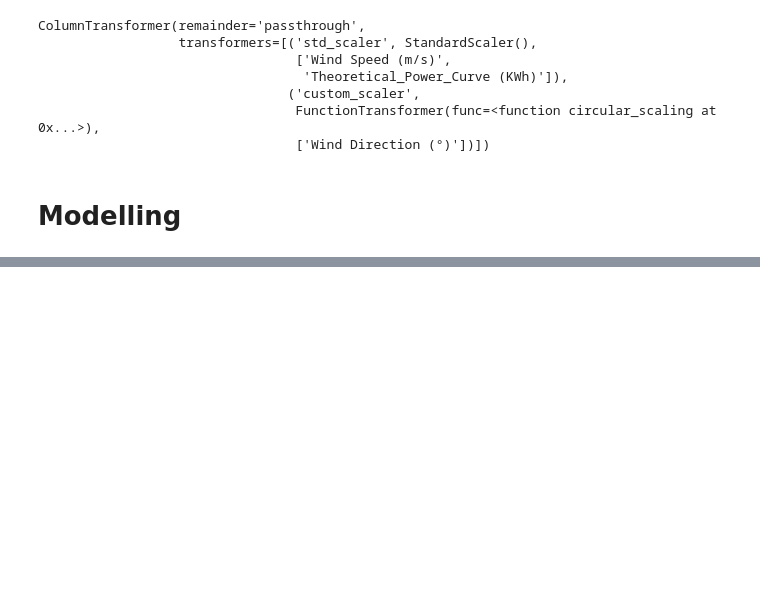
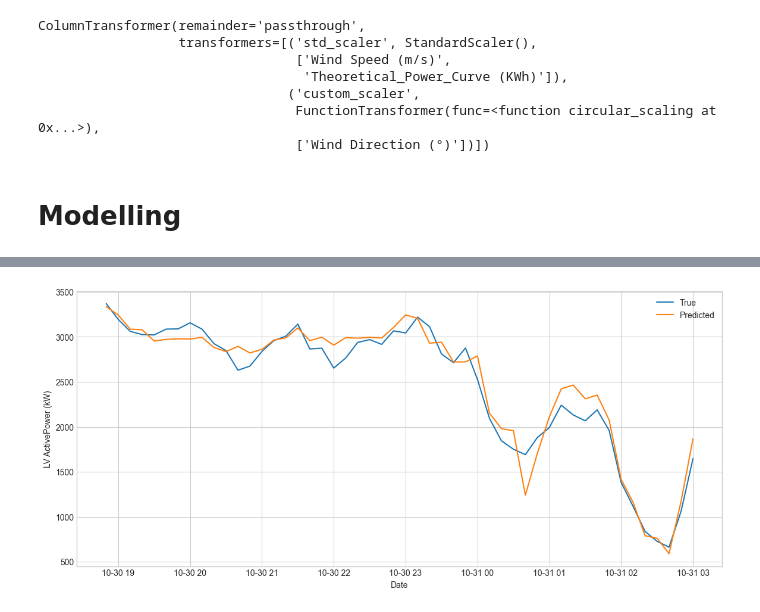
Before and after one commit to JotaN98/MScDataScience_AI, a Jupyter notebook: Final Project/final_project.ipynb, the cells around one changed output, grey strips where cells are left out. Cells and saved outputs as stored; diff of their text form; code cells hidden in the pictures; blank space fills up the shorter version.

```diff
--- a/Final Project/final_project.ipynb
+++ b/Final Project/final_project.ipynb
@@ -416,0 +434,12 @@ RMSE: 339.9766
+# %%
+# line plot of observed vs predicted
+sns.set_style("whitegrid")
+plt.figure(figsize=(14,6))
+sns.lineplot(y=y_test[0:50],x=y_test.index[0:50], label="True")
+sns.lineplot(y=y_pred_randF[0:50],x=y_test.index[0:50], label="Predicted")
+plt.legend(loc='upper right')
+plt.xlabel("Date")
+plt.ylabel("LV ActivePower (kW)")
+plt.show()
+# %% [output]
+[figure, added]
```
Also changed, not shown: parts of 12 cells of this notebook.
